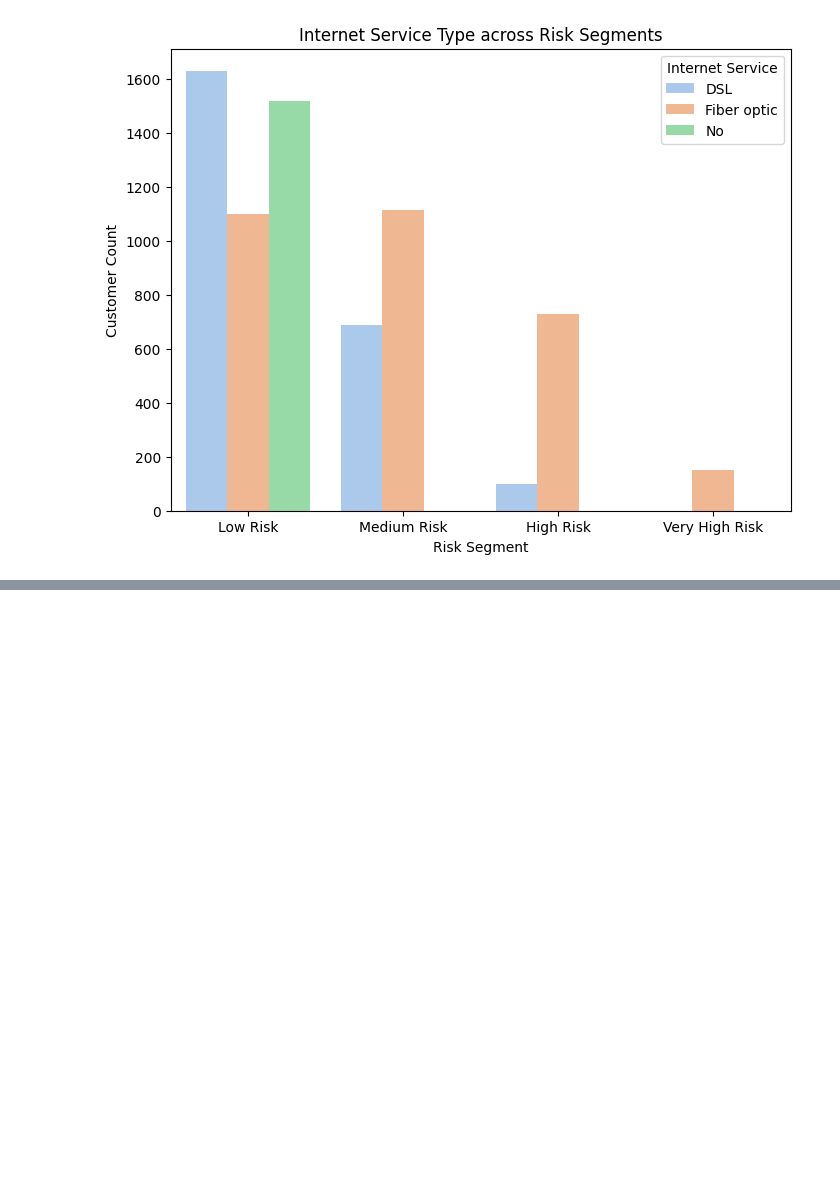
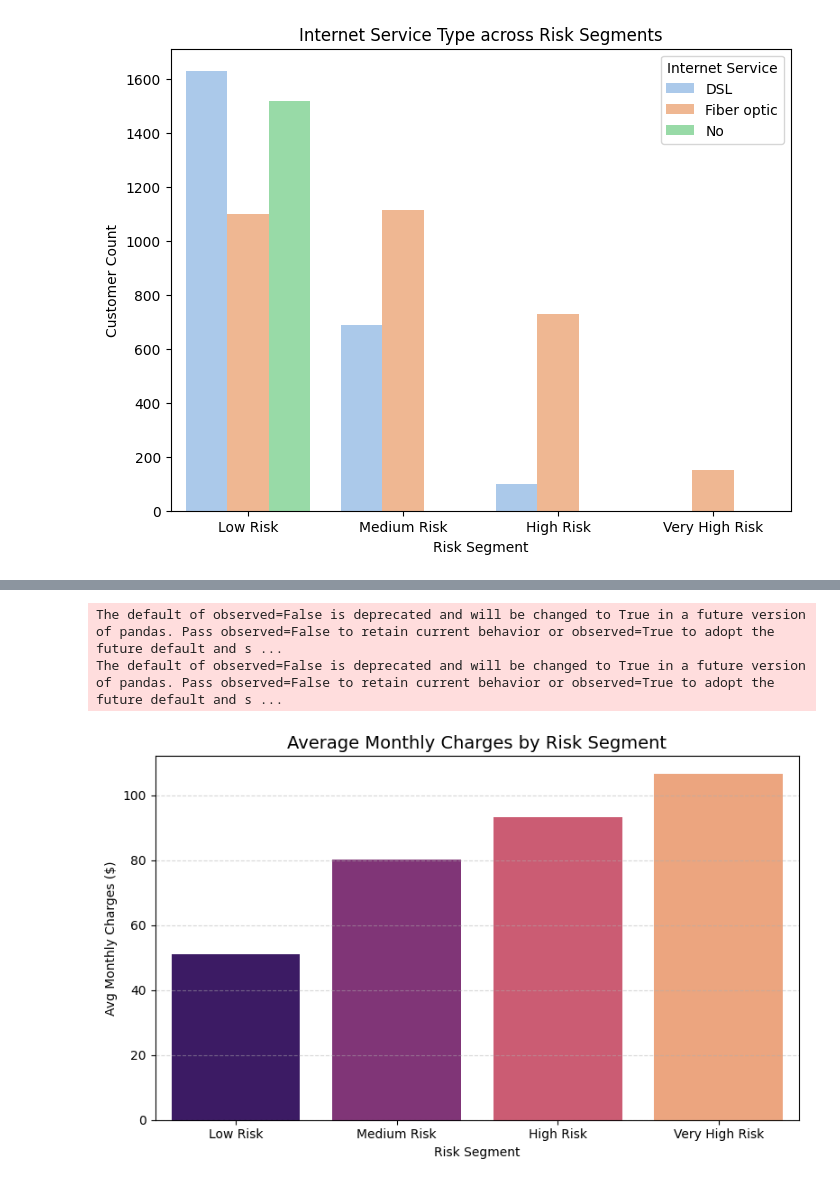
Before and after one commit to AtmadeepD/Customer-Churn-Prediction-for-a-SaaS-or-Energy-Company, a Jupyter notebook: 4_Explainability_SHAP.ipynb, the cells around one changed output, grey strips where cells are left out. Saved outputs shown, nothing was run; the diff lists cells and outputs as text; code cells hidden in the pictures; blank space fills up the shorter version.

```diff
--- a/4_Explainability_SHAP.ipynb
+++ b/4_Explainability_SHAP.ipynb
@@ -489,0 +541,15 @@ The default of observed=False is deprecated and will be changed to True in a fut
+# %%
+avg_charges = df.groupby('risk_segment')['MonthlyCharges'].mean().sort_index()
+
+plt.figure(figsize=(8, 5))
+sns.barplot(x=avg_charges.index, y=avg_charges.values, palette='magma')
+plt.title('Average Monthly Charges by Risk Segment', fontsize=14)
+plt.xlabel('Risk Segment')
+plt.ylabel('Avg Monthly Charges ($)')
+plt.grid(True, axis='y', linestyle='--', alpha=0.5)
+plt.tight_layout()
+plt.show()
+# %% [output]
+The default of observed=False is deprecated and will be changed to True in a future version of pandas. Pass observed=False to retain current behavior or observed=True to adopt the future default and s ...
+The default of observed=False is deprecated and will be changed to True in a future version of pandas. Pass observed=False to retain current behavior or observed=True to adopt the future default and s ...
+[figure, added]
```
Also changed, not shown: parts of 3 cells of this notebook.
